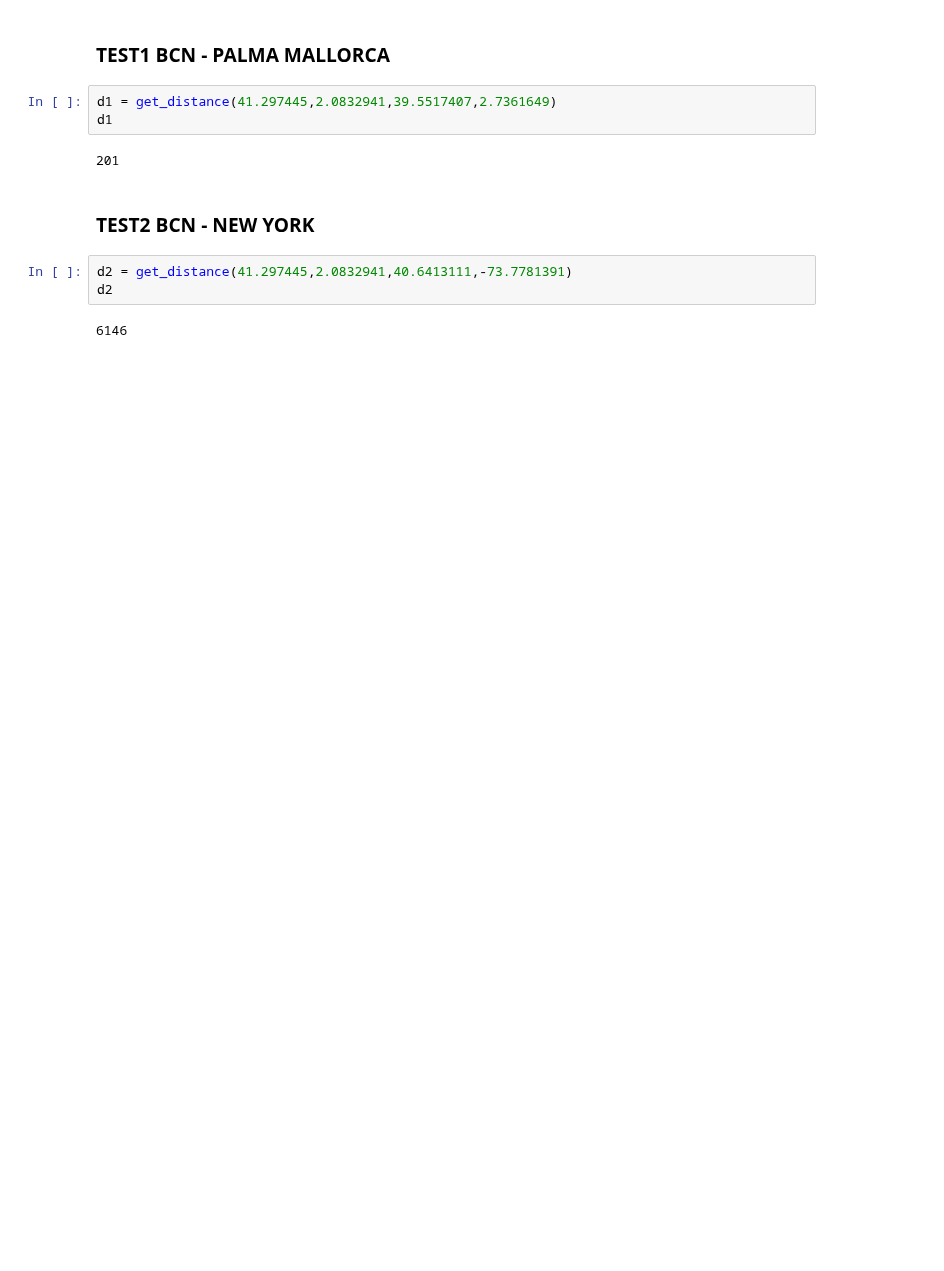
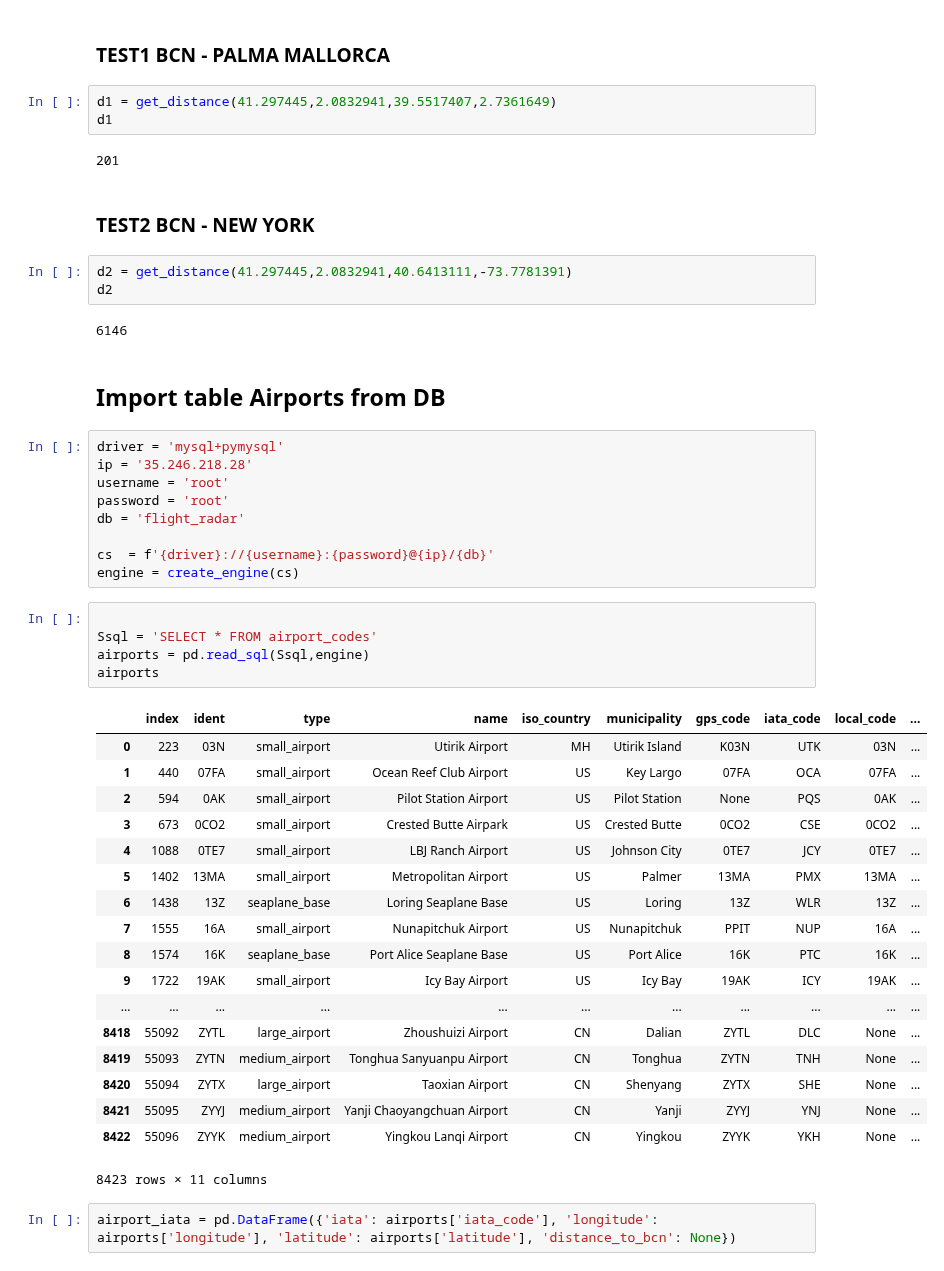
Before and after one commit to pausampietro/data-thiefs-project, a Jupyter notebook: distance_calculation.ipynb, the cells around one changed output. Saved outputs shown, nothing was run; the diff lists cells and outputs as text; blank space fills up the shorter version.

Commit message:
created table with distances to each airport / remaining to export to DB

```diff
--- a/distance_calculation.ipynb
+++ b/distance_calculation.ipynb
@@ -29,3 +33,40 @@ d2 = get_distance(41.297445,2.0832941,40.6413111,-73.7781391)
 d2
 # %% [output]
 6146
+# %% [markdown]
+## Import table Airports from DB
+# %%
+driver = 'mysql+pymysql'
+ip = '35.246.218.28'
+username = 'root'
+password = 'root'
+db = 'flight_radar'
+
+cs  = f'{driver}://{username}:{password}@{ip}/{db}'
+engine = create_engine(cs)
+# %%
+
+Ssql = 'SELECT * FROM airport_codes'
+airports = pd.read_sql(Ssql,engine)
+airports
+# %% [output]
+|  | index | ident | type | name | iso_country | municipality | gps_code | iata_code | local_code | ... |
+| 0 | 223 | 03N | small_airport | Utirik Airport | MH | Utirik Island | K03N | UTK | 03N | ... |
+| 1 | 440 | 07FA | small_airport | Ocean Reef Club Airport | US | Key Largo | 07FA | OCA | 07FA | ... |
+| 2 | 594 | 0AK | small_airport | Pilot Station Airport | US | Pilot Station | None | PQS | 0AK | ... |
+| 3 | 673 | 0CO2 | small_airport | Crested Butte Airpark | US | Crested Butte | 0CO2 | CSE | 0CO2 | ... |
+| 4 | 1088 | 0TE7 | small_airport | LBJ Ranch Airport | US | Johnson City | 0TE7 | JCY | 0TE7 | ... |
+| 5 | 1402 | 13MA | small_airport | Metropolitan Airport | US | Palmer | 13MA | PMX | 13MA | ... |
+| 6 | 1438 | 13Z | seaplane_base | Loring Seaplane Base | US | Loring | 13Z | WLR | 13Z | ... |
+| 7 | 1555 | 16A | small_airport | Nunapitchuk Airport | US | Nunapitchuk | PPIT | NUP | 16A | ... |
+| 8 | 1574 | 16K | seaplane_base | Port Alice Seaplane Base | US | Port Alice | 16K | PTC | 16K | ... |
+| 9 | 1722 | 19AK | small_airport | Icy Bay Airport | US | Icy Bay | 19AK | ICY | 19AK | ... |
+| ... | ... | ... | ... | ... | ... | ... | ... | ... | ... | ... |
+| 8418 | 55092 | ZYTL | large_airport | Zhoushuizi Airport | CN | Dalian | ZYTL | DLC | None | ... |
+| 8419 | 55093 | ZYTN | medium_airport | Tonghua Sanyuanpu Airport | CN | Tonghua | ZYTN | TNH | None | ... |
+| 8420 | 55094 | ZYTX | large_airport | Taoxian Airport | CN | Shenyang | ZYTX | SHE | None | ... |
+| 8421 | 55095 | ZYYJ | medium_airport | Yanji Chaoyangchuan Airport | CN | Yanji | ZYYJ | YNJ | None | ... |
+| 8422 | 55096 | ZYYK | medium_airport | Yingkou Lanqi Airport | CN | Yingkou | ZYYK | YKH | None | ... |
+8423 rows × 11 columns
+# %%
+airport_iata = pd.DataFrame({'iata': airports['iata_code'], 'longitude': airports['longitude'], 'latitude': airports['latitude'], 'distance_to_bcn': None})
```
Also changed, not shown: parts of 5 cells of this notebook.
